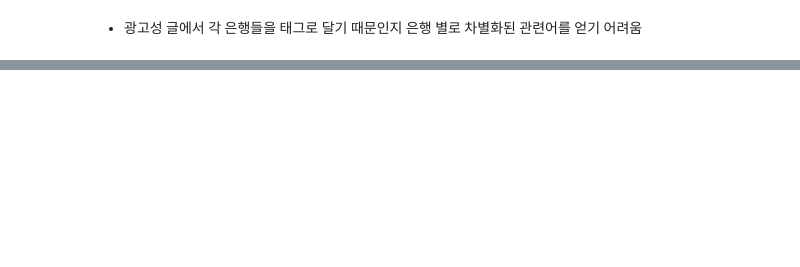
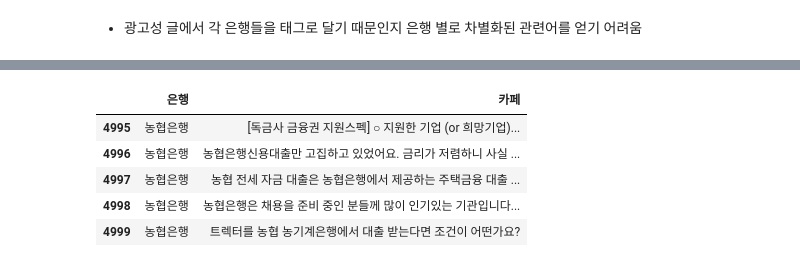
Before and after one commit to kikipark9/ML_Team_Project, a Jupyter notebook: eda_source/naver_search.ipynb, the cells around one changed output, grey strips where cells are left out. Saved outputs shown, nothing was run; the diff lists cells and outputs as text; code cells hidden in the pictures; blank space fills up the shorter version.

```diff
--- a/eda_source/naver_search.ipynb
+++ b/eda_source/naver_search.ipynb
@@ -430,0 +456,11 @@ for index, row in bank_texts.iterrows():
+# %%
+df_cafe['카페'] = df_cafe['카페'].str.replace('<b>', '', regex=True)
+df_cafe['카페'] = df_cafe['카페'].str.replace('</b>', '', regex=True)
+df_cafe.tail()
+# %% [output]
+|  | 은행 | 카페 |
+| 4995 | 농협은행 | [독금사 금융권 지원스펙] ○ 지원한 기업 (or 희망기업)... |
+| 4996 | 농협은행 | 농협은행신용대출만 고집하고 있었어요. 금리가 저렴하니 사실 ... |
+| 4997 | 농협은행 | 농협 전세 자금 대출은 농협은행에서 제공하는 주택금융 대출 ... |
+| 4998 | 농협은행 | 농협은행은 채용을 준비 중인 분들께 많이 인기있는 기관입니다... |
+| 4999 | 농협은행 | 트렉터를 농협 농기계은행에서 대출 받는다면 조건이 어떤가요? |
```
Also changed, not shown: parts of 14 cells of this notebook.
